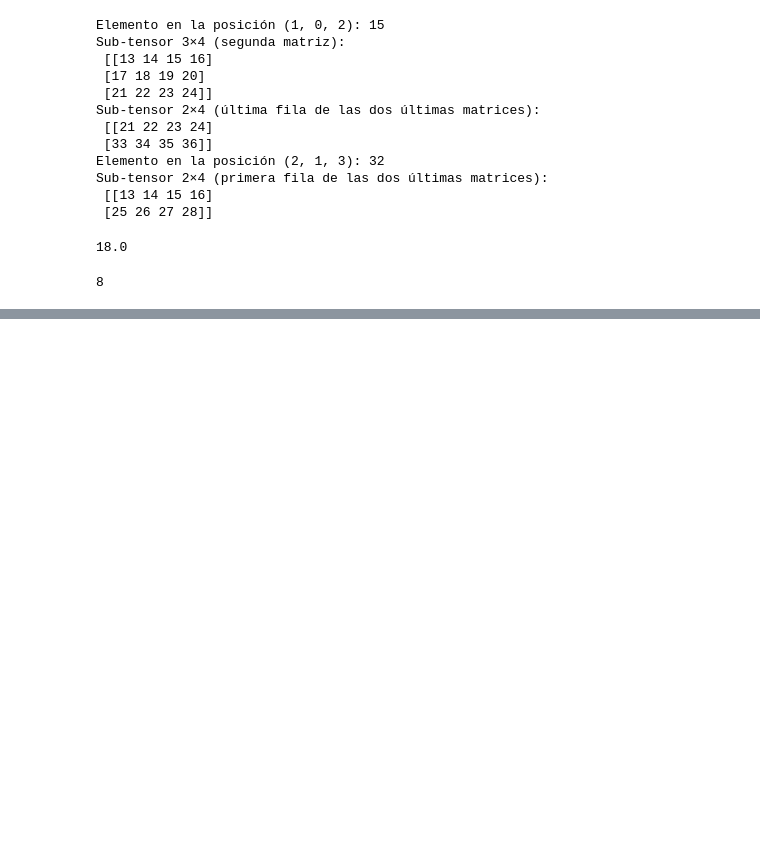
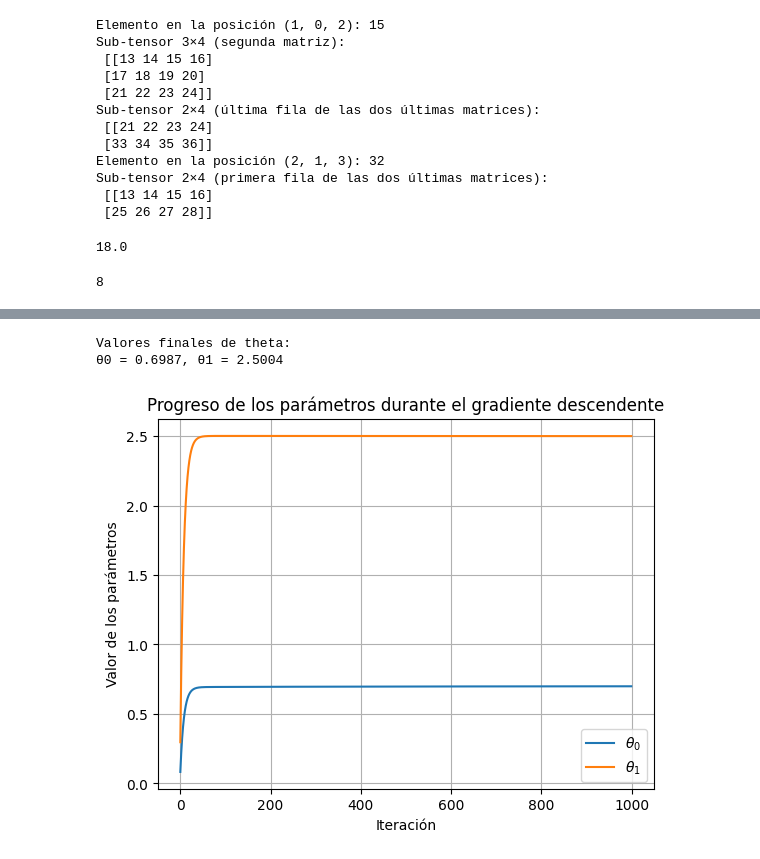
Before and after one commit to undelapaz-rnap-2025I/ejercicios-y-ejemplos-con-numpy-Danielblanco01, a Jupyter notebook: rnap_2024_II_exercises_and_examples_numpy.ipynb, the cells around one changed output, grey strips where cells are left out. Saved outputs shown, nothing was run; the diff lists cells and outputs as text; code cells hidden in the pictures; blank space fills up the shorter version.

Commit message:
grafica

```diff
--- a/rnap_2024_II_exercises_and_examples_numpy.ipynb
+++ b/rnap_2024_II_exercises_and_examples_numpy.ipynb
@@ -238,0 +118,69 @@ Theta final: [[0.69871031]
+# %%
+import numpy as np
+import matplotlib.pyplot as plt
+
+# Datos
+X_data = np.array([1, 2, 3, 4, 5])
+y_data = np.array([3, 6, 8, 11, 13])
+
+# Parámetros
+alpha = 0.01
+iterations = 1000
+
+def prepare_data(X):
+    """Prepara la matriz X agregando una columna de unos."""
+    m = len(X)
+    return np.hstack([np.ones((m, 1)), X.reshape(m, 1)])
+
+def compute_cost(X, y, theta):
+    """Calcula el error cuadrático medio."""
+    m = len(y)
+    h = X @ theta
+    error = h - y.reshape(m, 1)
+    cost = (1 / (2 * m)) * np.sum(error ** 2)
+    return cost
+
+def gradient_descent(X, y, theta, alpha, iterations):
+    """Ejecuta el gradiente descendente y almacena los valores de theta."""
+    m = len(y)
+    theta_history = []
+
+    for _ in range(iterations):
+        h = X @ theta
+        error = h - y.reshape(m, 1)
+        gradient = (X.T @ error) / m
+        theta = theta - alpha * gradient
+
+        theta_history.append(theta.flatten().copy())
+
+    return theta, np.array(theta_history)
+
+def plot_theta_progress(theta_history):
+    """Grafica el progreso de los parámetros theta0 y theta1."""
+    plt.plot(theta_history[:, 0], label=r'$\theta_0$')
+    plt.plot(theta_history[:, 1], label=r'$\theta_1$')
+    plt.xlabel('Iteración')
+    plt.ylabel('Valor de los parámetros')
+    plt.title('Progreso de los parámetros durante el gradiente descendente')
+    plt.legend()
+    plt.grid(True)
+    plt.show()
+
+def main():
+    X = prepare_data(X_data)
+    y = y_data
+    theta = np.zeros((2, 1))
+
+    final_theta, theta_history = gradient_descent(X, y, theta, alpha, iterations)
+
+    print("Valores finales de theta:")
+    print(f"θ0 = {final_theta[0, 0]:.4f}, θ1 = {final_theta[1, 0]:.4f}")
+
+    plot_theta_progress(theta_history)
+
+if __name__ == "__main__":
+    main()
+# %% [output]
+Valores finales de theta:
+θ0 = 0.6987, θ1 = 2.5004
+[figure, added]
```
Also changed, not shown: parts of 1 cell of this notebook.
